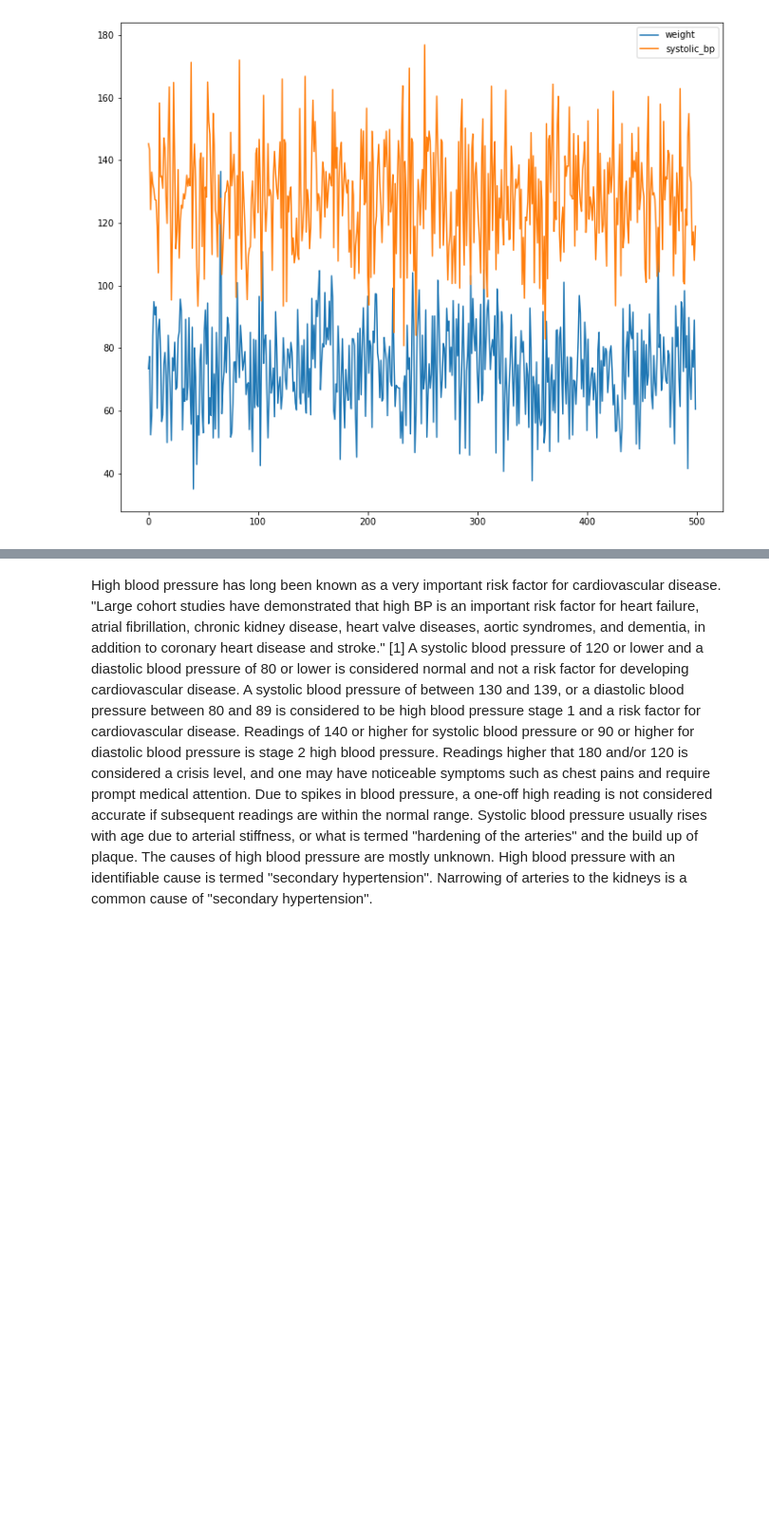
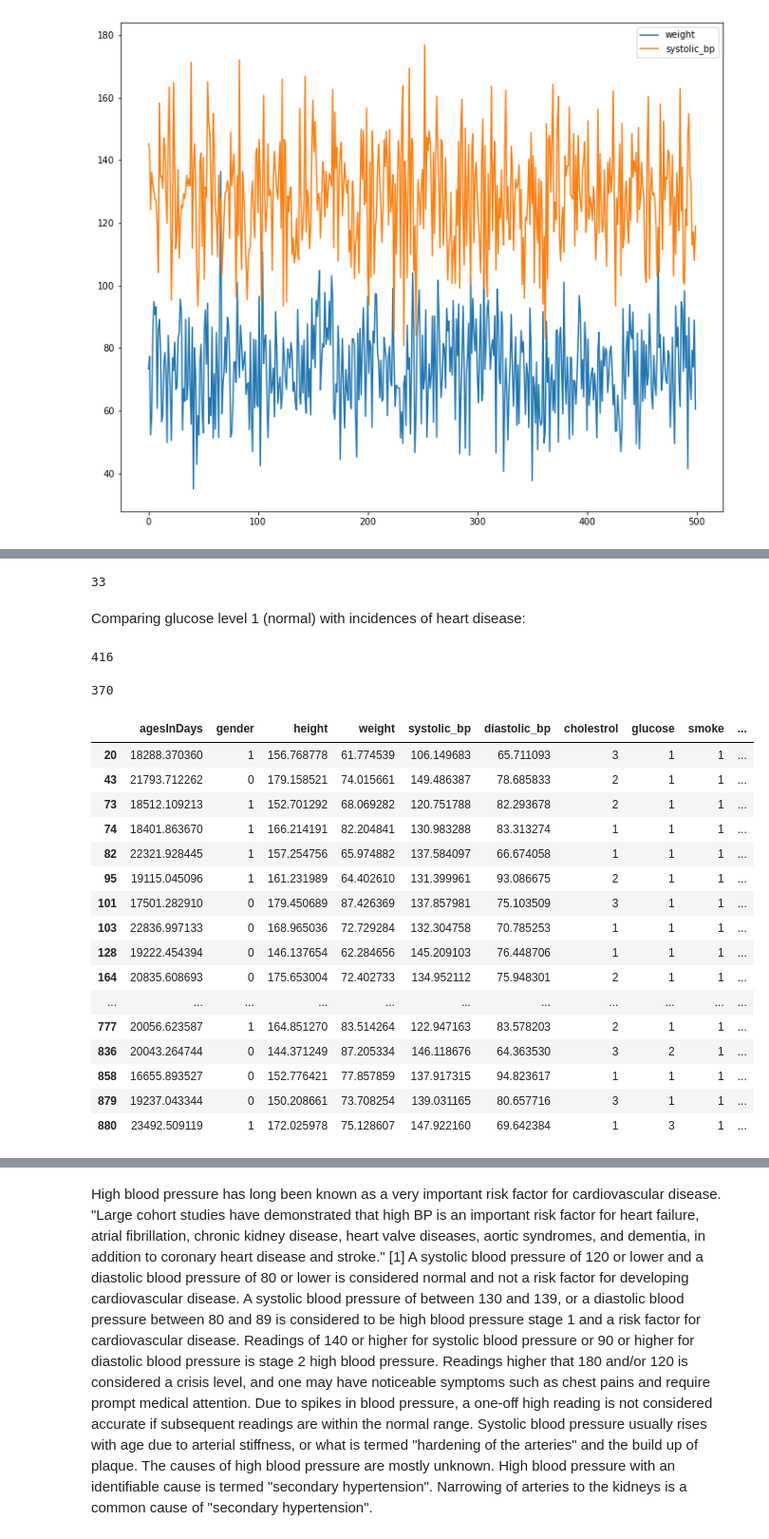
Before and after one commit to Ruairi8/ProgForDA_Project, a Jupyter notebook: Untitled.ipynb, the cells around one changed output, grey strips where cells are left out. Shown: that part at 95% size. Cells and saved outputs as stored; diff of their text form; code cells hidden in the pictures; blank space fills up the shorter version.

```diff
--- a/Untitled.ipynb
+++ b/Untitled.ipynb
@@ -176,0 +247,36 @@ df1.plot.line(y=["weight", "systolic_bp"])
+# %%
+df1['glucose'].loc[(df1['glucose'] == 2) & (df1['heart_disease'] == 0)].count()
+# %% [output]
+33
+# %% [markdown]
+Comparing glucose level 1 (normal) with incidences of heart disease:
+# %%
+# Normal glucose level and has heart disease:
+df1['glucose'].loc[(df1['glucose'] == 1) & (df1['heart_disease'] == 1)].count()
+# %% [output]
+416
+# %%
+# Normal glucose level and doesn't have heart disease:
+df1['glucose'].loc[(df1['glucose'] == 1) & (df1['heart_disease'] == 0)].count()
+# %% [output]
+370
+# %%
+df1.loc[(df1['smoke'] == 1) & (df1['heart_disease'] == 1)]
+# %% [output]
+|  | agesInDays | gender | height | weight | systolic_bp | diastolic_bp | cholestrol | glucose | smoke | ... |
+| 20 | 18288.370360 | 1 | 156.768778 | 61.774539 | 106.149683 | 65.711093 | 3 | 1 | 1 | ... |
+| 43 | 21793.712262 | 0 | 179.158521 | 74.015661 | 149.486387 | 78.685833 | 2 | 1 | 1 | ... |
+| 73 | 18512.109213 | 1 | 152.701292 | 68.069282 | 120.751788 | 82.293678 | 2 | 1 | 1 | ... |
+| 74 | 18401.863670 | 1 | 166.214191 | 82.204841 | 130.983288 | 83.313274 | 1 | 1 | 1 | ... |
+| 82 | 22321.928445 | 1 | 157.254756 | 65.974882 | 137.584097 | 66.674058 | 1 | 1 | 1 | ... |
+| 95 | 19115.045096 | 1 | 161.231989 | 64.402610 | 131.399961 | 93.086675 | 2 | 1 | 1 | ... |
+| 101 | 17501.282910 | 0 | 179.450689 | 87.426369 | 137.857981 | 75.103509 | 3 | 1 | 1 | ... |
+| 103 | 22836.997133 | 0 | 168.965036 | 72.729284 | 132.304758 | 70.785253 | 1 | 1 | 1 | ... |
+| 128 | 19222.454394 | 0 | 146.137654 | 62.284656 | 145.209103 | 76.448706 | 1 | 1 | 1 | ... |
+| 164 | 20835.608693 | 0 | 175.653004 | 72.402733 | 134.952112 | 75.948301 | 2 | 1 | 1 | ... |
+| ... | ... | ... | ... | ... | ... | ... | ... | ... | ... | ... |
+| 777 | 20056.623587 | 1 | 164.851270 | 83.514264 | 122.947163 | 83.578203 | 2 | 1 | 1 | ... |
+| 836 | 20043.264744 | 0 | 144.371249 | 87.205334 | 146.118676 | 64.363530 | 3 | 2 | 1 | ... |
+| 858 | 16655.893527 | 0 | 152.776421 | 77.857859 | 137.917315 | 94.823617 | 1 | 1 | 1 | ... |
+| 879 | 19237.043344 | 0 | 150.208661 | 73.708254 | 139.031165 | 80.657716 | 3 | 1 | 1 | ... |
+| 880 | 23492.509119 | 1 | 172.025978 | 75.128607 | 147.922160 | 69.642384 | 1 | 3 | 1 | ... |
```
Also changed, not shown: parts of 14 cells of this notebook.
